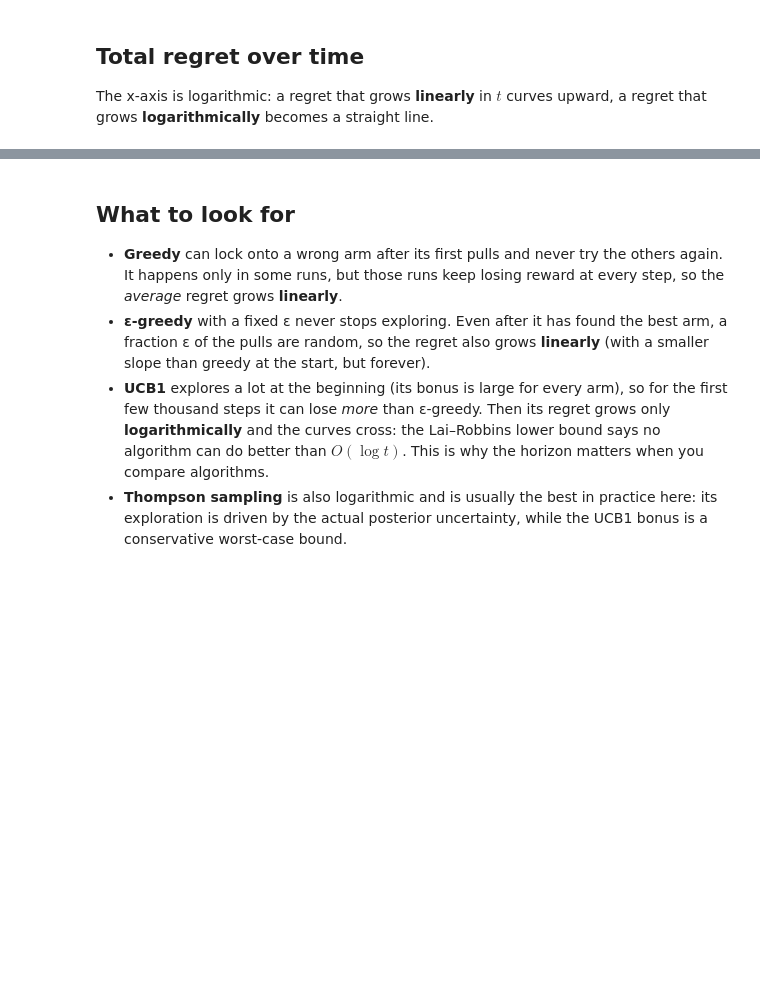
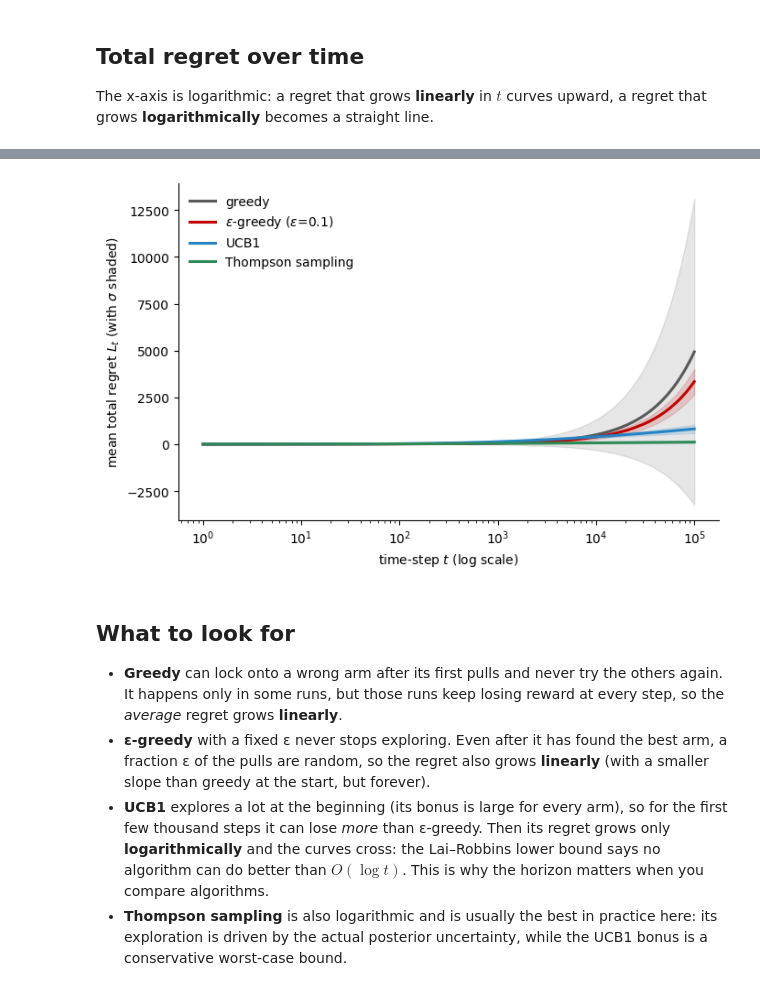
Before and after one commit to JosephAv/robot_learning_course, a Jupyter notebook: notebooks/L9_bandits_regret.ipynb, the cells around one changed output, grey strips where cells are left out. Cells and saved outputs as stored; diff of their text form; code cells hidden in the pictures; blank space fills up the shorter version.

```diff
--- a/notebooks/L9_bandits_regret.ipynb
+++ b/notebooks/L9_bandits_regret.ipynb
@@ -127,3 +127,25 @@ plt.tight_layout(); plt.show()
+# %%
+steps = np.arange(1, T + 1)
+fig, ax = plt.subplots(figsize=(7, 4.5))
+
+for alg in ALGS:
+    regret, _ = results[alg]
+    cum_regret_runs = regret.cumsum(axis=0)
+    mean_regret = cum_regret_runs.mean(axis=1)
+    std_regret = cum_regret_runs.std(axis=1)
+
+    # Plot mean and shaded standard deviation matching your styling
+    ax.plot(steps, mean_regret, color=COLOR[alg], lw=2.2, label=LABEL[alg])
+    ax.fill_between(steps, mean_regret - std_regret, mean_regret + std_regret, color=COLOR[alg], alpha=0.15)
+
+# Using a raw string r"" to avoid LaTeX backslash syntax warnings
+ax.set(xscale="log", xlabel="time-step $t$ (log scale)", ylabel=r"mean total regret $L_t$ (with $\sigma$ shaded)")
+ax.spines[["top", "right"]].set_visible(False)
+ax.legend(frameon=False)
+plt.tight_layout()
+plt.show()
+# %% [output]
+[figure, added]
 # %% [markdown]
 ## What to look for
 
```
Also changed, not shown: parts of 3 cells of this notebook.
